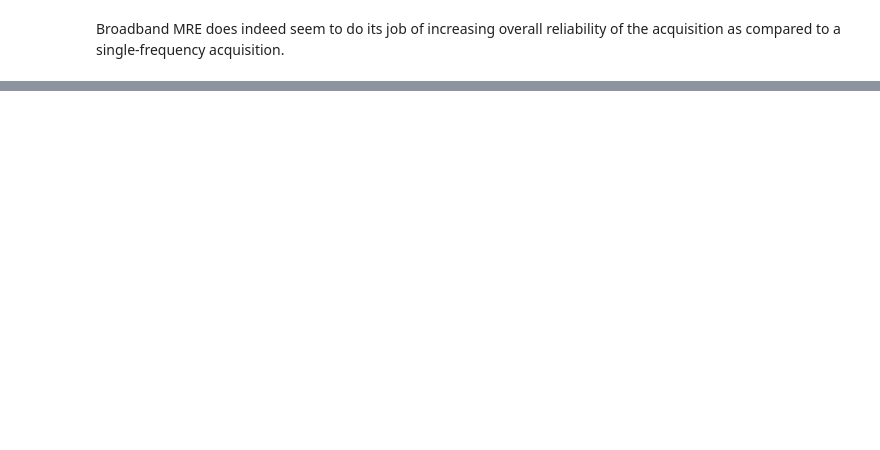
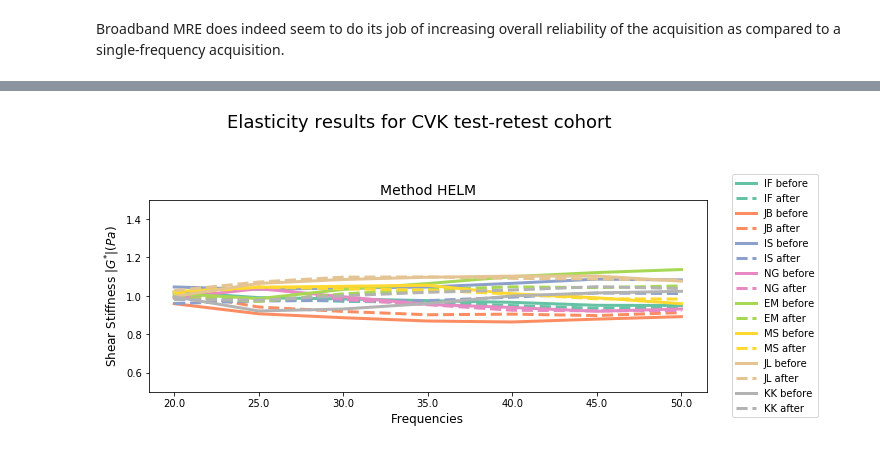
Before and after one commit to ericbarnhill/CVK-test-retest, a Jupyter notebook: CVK Test-Retest Investigations.ipynb, the cells around one changed output, grey strips where cells are left out. Saved outputs shown, nothing was run; the diff lists cells and outputs as text; code cells hidden in the pictures; blank space fills up the shorter version.

```diff
--- a/CVK Test-Retest Investigations.ipynb
+++ b/CVK Test-Retest Investigations.ipynb
@@ -461,0 +485,16 @@ So, the pattern appears to be consistently followed and the bar chart is suffici
+# %%
+def normalize_by_frequency(df):
+    freq_means = df.groupby('freqs').mean()
+    freqs = freq_means.index
+    for freq in freqs:
+        df_freq = df['freqs'] == freq
+        df_norm = df.loc[df_freq,'G']
+        df_norm = df_norm / freq_means.loc[freq,'G']
+        df.loc[df_freq,'G'] = df_norm
+    return df
+# %%
+g = g_medians_indiv_sorted
+g_norm = normalize_by_frequency(g)
+plot_frequency_subset(g_norm, ylims=[0.5, 1.5])
+# %% [output]
+[figure, added]
```
Also changed, not shown: parts of 21 cells of this notebook, 1 other file.
